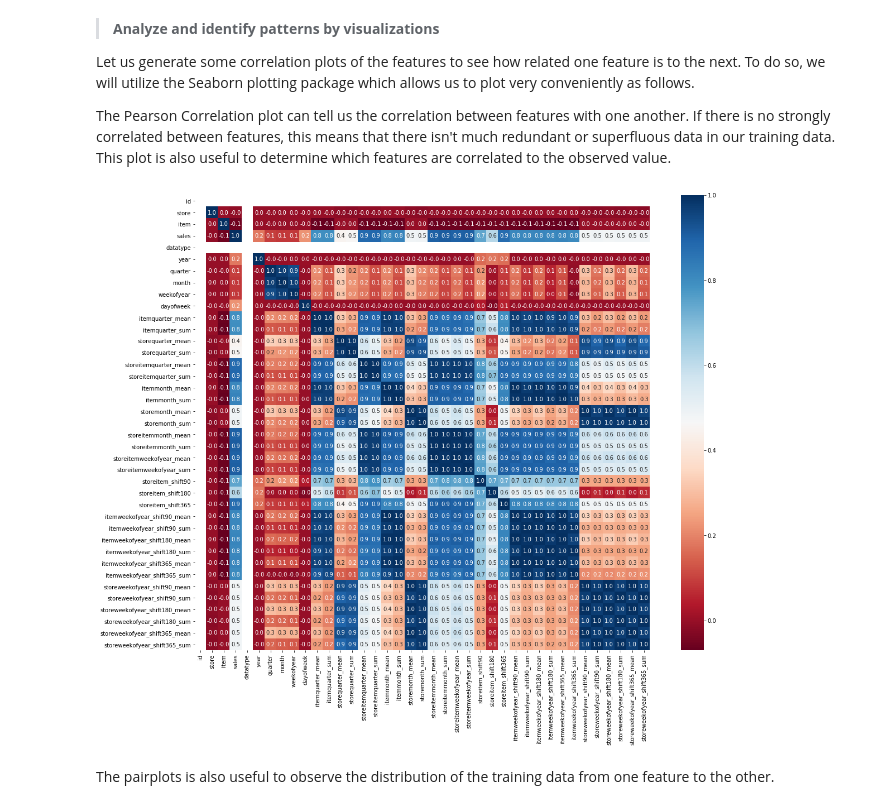
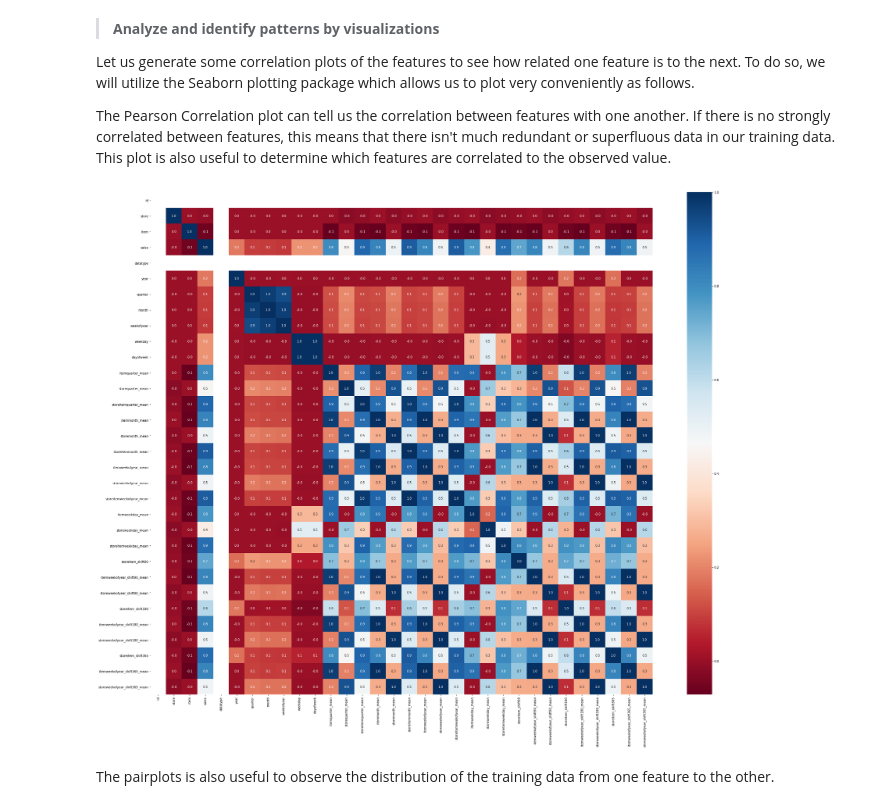
Before and after one commit to monthepp/kaggle, a Jupyter notebook: store_item_demand_forecasting_challenge/store_item_demand_forecasting_challenge.ipynb, the cells around one changed output. Cells and saved outputs as stored; diff of their text form; code cells hidden in the pictures.

```diff
--- a/store_item_demand_forecasting_challenge/store_item_demand_forecasting_challenge.ipynb
+++ b/store_item_demand_forecasting_challenge/store_item_demand_forecasting_challenge.ipynb
@@ -115,29 +127,31 @@ data_df['storeitemquarter_sum'] = data_df.groupby(['quarter', 'item', 'store'])[
 # %%
 # feature extraction: statistic features for month
 data_df['itemmonth_mean'] = data_df.groupby(['month', 'item'])['sales'].transform('mean')
-data_df['itemmonth_sum'] = data_df.groupby(['month', 'item'])['sales'].transform('sum')
+#data_df['itemmonth_sum'] = data_df.groupby(['month', 'item'])['sales'].transform('sum')
 data_df['storemonth_mean'] = data_df.groupby(['month', 'store'])['sales'].transform('mean')
-data_df['storemonth_sum'] = data_df.groupby(['month', 'store'])['sales'].transform('sum')
+#data_df['storemonth_sum'] = data_df.groupby(['month', 'store'])['sales'].transform('sum')
 data_df['storeitemmonth_mean'] = data_df.groupby(['month', 'item', 'store'])['sales'].transform('mean')
-data_df['storeitemmonth_sum'] = data_df.groupby(['month', 'item', 'store'])['sales'].transform('sum')
+#data_df['storeitemmonth_sum'] = data_df.groupby(['month', 'item', 'store'])['sales'].transform('sum')
 # %%
-# feature extraction: statistic features for week
+# feature extraction: statistic features for week of year
+data_df['itemweekofyear_mean'] = data_df.groupby(['weekofyear', 'item'])['sales'].transform('mean')
+#data_df['itemweekofyear_sum'] = data_df.groupby(['weekofyear', 'item'])['sales'].transform('sum')
+data_df['storeweekofyear_mean'] = data_df.groupby(['weekofyear', 'store'])['sales'].transform('mean')
+#data_df['storeweekofyear_sum'] = data_df.groupby(['weekofyear', 'store'])['sales'].transform('sum')
 data_df['storeitemweekofyear_mean'] = data_df.groupby(['weekofyear', 'item', 'store'])['sales'].transform('mean')
-data_df['storeitemweekofyear_sum'] = data_df.groupby(['weekofyear', 'item', 'store'])['sales'].transform('sum')
+#data_df['storeitemweekofyear_sum'] = data_df.groupby(['weekofyear', 'item', 'store'])['sales'].transform('sum')
+# %%
+# feature extraction: statistic features for week day
+data_df['itemweekday_mean'] = data_df.groupby(['weekday', 'item'])['sales'].transform('mean')
+#data_df['itemweekday_sum'] = data_df.groupby(['weekday', 'item'])['sales'].transform('sum')
+data_df['storeweekday_mean'] = data_df.groupby(['weekday', 'store'])['sales'].transform('mean')
+#data_df['storeweekday_sum'] = data_df.groupby(['weekday', 'store'])['sales'].transform('sum')
+data_df['storeitemweekday_mean'] = data_df.groupby(['weekday', 'item', 'store'])['sales'].transform('mean')
+#data_df['storeitemweekday_sum'] = data_df.groupby(['weekday', 'item', 'store'])['sales'].transform('sum')
 # %%
-# feature extraction: shifted features for 90, 180 and 365 days
+# feature extraction: shifted features for 90 days
 data_df['storeitem_shift90'] = data_df.groupby(['item', 'store'])['sales'].transform(lambda x: x.shift(90))
-data_df['storeitem_shift180'] = data_df.groupby(['item', 'store'])['sales'].transform(lambda x: x.shift(180))
-data_df['storeitem_shift365'] = data_df.groupby(['item', 'store'])['sales'].transform(lambda x: x.shift(365))
 data_df['itemweekofyear_shift90_mean'] = data_df.groupby(['weekofyear', 'item'])['sales'].transform(lambda x: x.shift(12).mean())
-data_df['itemweekofyear_shift90_sum'] = data_df.groupby(['weekofyear', 'item'])['sales'].transform(lambda x: x.shift(12).sum())
-data_df['itemweekofyear_shift180_mean'] = data_df.groupby(['weekofyear', 'item'])['sales'].transform(lambda x: x.shift(26).mean())
-data_df['itemweekofyear_shift180_sum'] = data_df.groupby(['weekofyear', 'item'])['sales'].transform(lambda x: x.shift(26).sum())
-data_df['itemweekofyear_shift365_mean'] = data_df.groupby(['weekofyear', 'item'])['sales'].transform(lambda x: x.shift(52).mean())
-data_df['itemweekofyear_shift365_sum'] = data_df.groupby(['weekofyear', 'item'])['sales'].transform(lambda x: x.shift(52).sum())
+#data_df['itemweekofyear_shift90_sum'] = data_df.groupby(['weekofyear', 'item'])['sales'].transform(lambda x: x.shift(12).sum())
 data_df['storeweekofyear_shift90_mean'] = data_df.groupby(['weekofyear', 'store'])['sales'].transform(lambda x: x.shift(12).mean())
-data_df['storeweekofyear_shift90_sum'] = data_df.groupby(['weekofyear', 'store'])['sales'].transform(lambda x: x.shift(12).sum())
-data_df['storeweekofyear_shift180_mean'] = data_df.groupby(['weekofyear', 'store'])['sales'].transform(lambda x: x.shift(26).mean())
-data_df['storeweekofyear_shift180_sum'] = data_df.groupby(['weekofyear', 'store'])['sales'].transform(lambda x: x.shift(26).sum())
-data_df['storeweekofyear_shift365_mean'] = data_df.groupby(['weekofyear', 'store'])['sales'].transform(lambda x: x.shift(52).mean())
-data_df['storeweekofyear_shift365_sum'] = data_df.groupby(['weekofyear', 'store'])['sales'].transform(lambda x: x.shift(52).sum())
+#data_df['storeweekofyear_shift90_sum'] = data_df.groupby(['weekofyear', 'store'])['sales'].transform(lambda x: x.shift(12).sum())
@@ -235,10 +263,10 @@ The Pearson Correlation plot can tell us the correlation between features with o
 # %%
 # compute pairwise correlation of columns, excluding NA/null values and present through heat map
 corr = data_df[data_df['datatype'] == 1].corr()
-fig, ax = plt.subplots(figsize=(20, 15))
+fig, ax = plt.subplots(figsize=(40, 30))
 heatmap = sns.heatmap(corr, annot=True, cmap=plt.cm.RdBu, fmt='.1f', square=True);
 # %% [output]
-[figure, old version]
+[figure, new version]
 # %% [markdown]
 The pairplots is also useful to observe the distribution of the training data from one feature to the other.
 # %%
```
Also changed, not shown: parts of 16 cells of this notebook.
